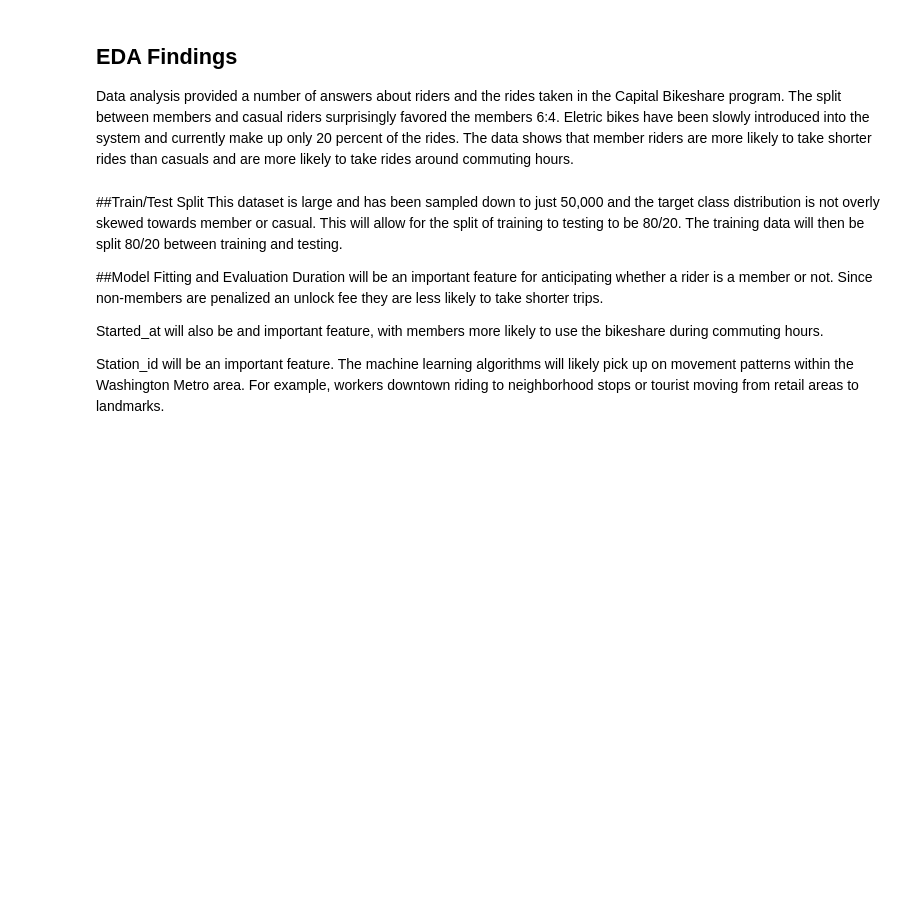
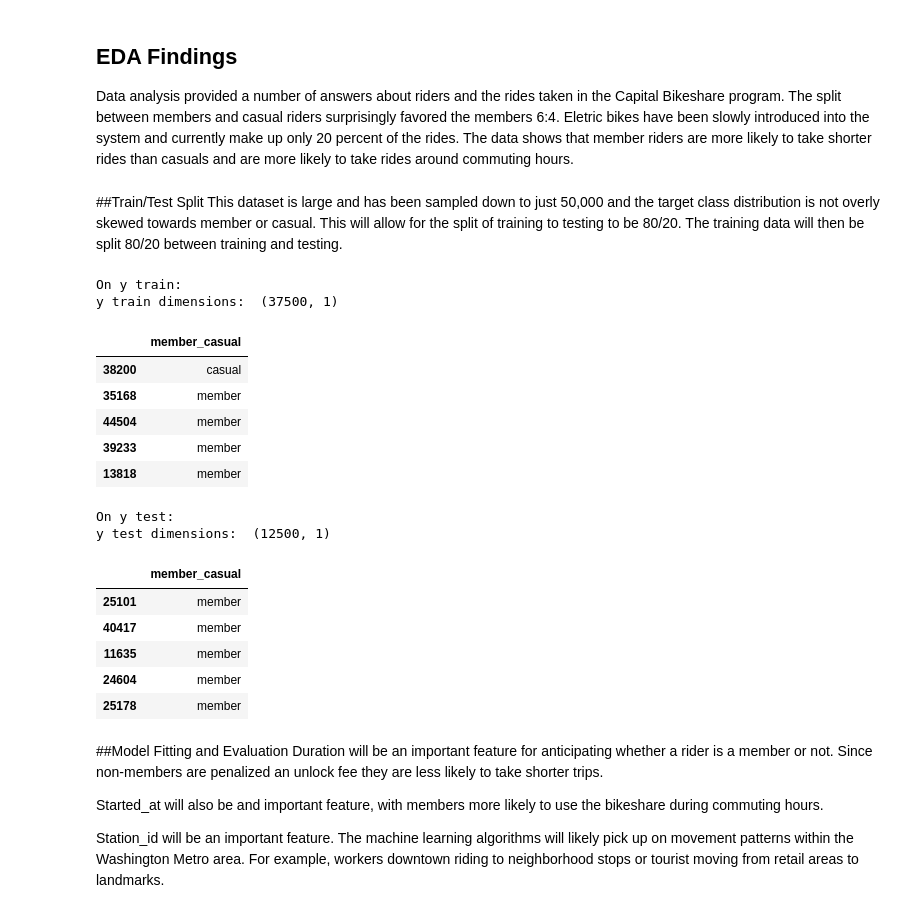
Before and after one commit to joshualawrencemorgan/CS5265-Foundations-of-Machine-Learning, a Jupyter notebook: Capital_Bikeshare_ML_Project.ipynb, the cells around one changed output. Saved outputs shown, nothing was run; the diff lists cells and outputs as text; code cells hidden in the pictures; blank space fills up the shorter version.

```diff
--- a/Capital_Bikeshare_ML_Project.ipynb
+++ b/Capital_Bikeshare_ML_Project.ipynb
@@ -147,3 +161,6 @@ sns.countplot(x='hour', hue='member_casual', data=df)
 # %% [markdown]
 ## EDA Findings
 Data analysis provided a number of answers about riders and the rides taken in the Capital Bikeshare program. The split between members and casual riders surprisingly favored the members 6:4. Eletric bikes have been slowly introduced into the system and currently make up only 20 percent of the rides. The data shows that member riders are more likely to take shorter rides than casuals and are more likely to take rides around commuting hours.
+# %% [markdown]
+##Train/Test Split
+This dataset is large and has been sampled down to just 50,000 and the target class distribution is not overly skewed towards member or casual. This will allow for the split of training to testing to be 80/20. The training data will then be split 80/20 between training and testing.
@@ -150,6 +178,36 @@ Data analysis provided a number of answers about riders and the rides taken in t
+# %%
+class_column = ['member_casual']
+random_seed = 1234
+# %%
+X_train, X_test, y_train, y_test = train_test_split(df.drop(columns=class_column), df[class_column], test_size=0.25, random_state=random_seed, stratify=df[class_column])
+# %%
+# Y Train
+print('On y train: ')
+print('y train dimensions: ', y_train.shape)
+display(y_train.head())
+
+# Y test
+print('\nOn y test: ')
+print('y test dimensions: ', y_test.shape)
+display(y_test.head())
+# %% [output]
+On y train:
+y train dimensions:  (37500, 1)
+|  | member_casual |
+| 38200 | casual |
+| 35168 | member |
+| 44504 | member |
+| 39233 | member |
+| 13818 | member |
+On y test:
+y test dimensions:  (12500, 1)
+|  | member_casual |
+| 25101 | member |
+| 40417 | member |
+| 11635 | member |
+| 24604 | member |
+| 25178 | member |
 # %% [markdown]
-##Train/Test Split
-This dataset is large and has been sampled down to just 50,000 and the target class distribution is not overly skewed towards member or casual. This will allow for the split of training to testing to be 80/20. The training data will then be split 80/20 between training and testing.
 
 ##Model Fitting and Evaluation
 Duration will be an important feature for anticipating whether a rider is a member or not. Since non-members are penalized an unlock fee they are less likely to take shorter trips.
```
Also changed, not shown: parts of 10 cells of this notebook.
